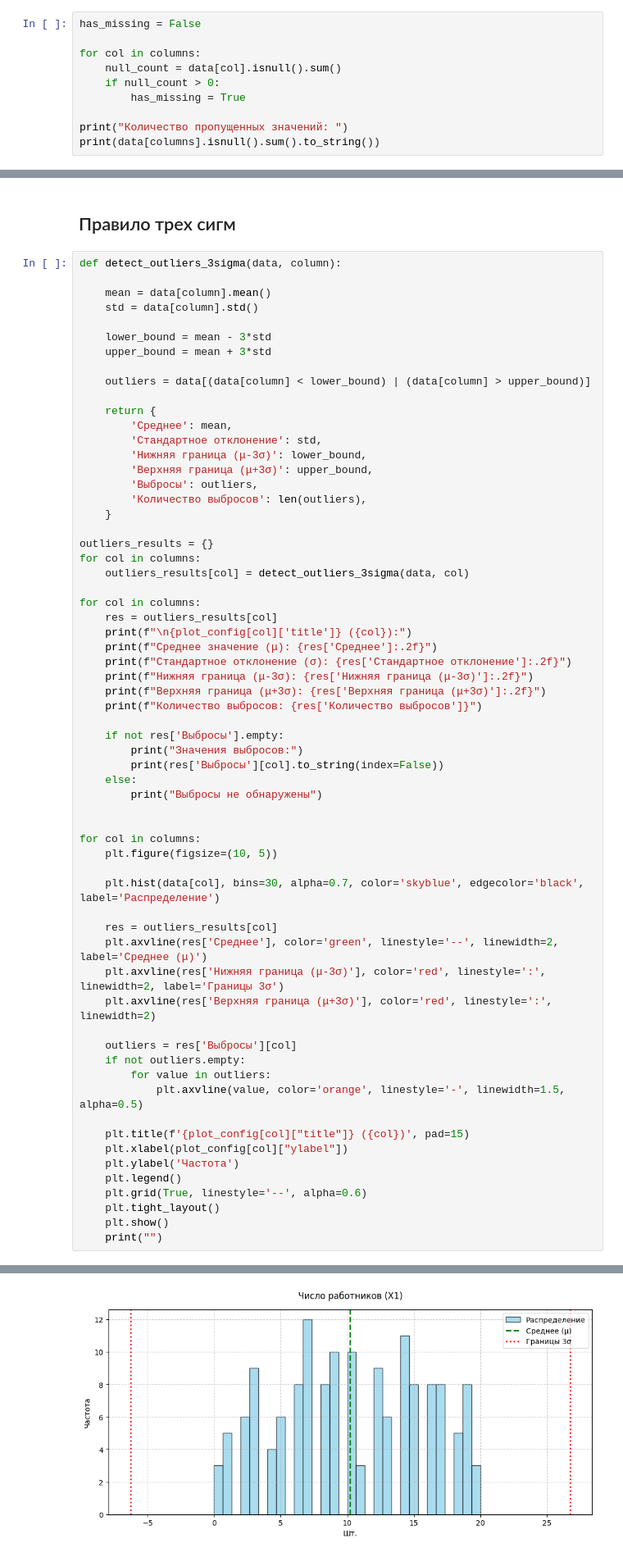
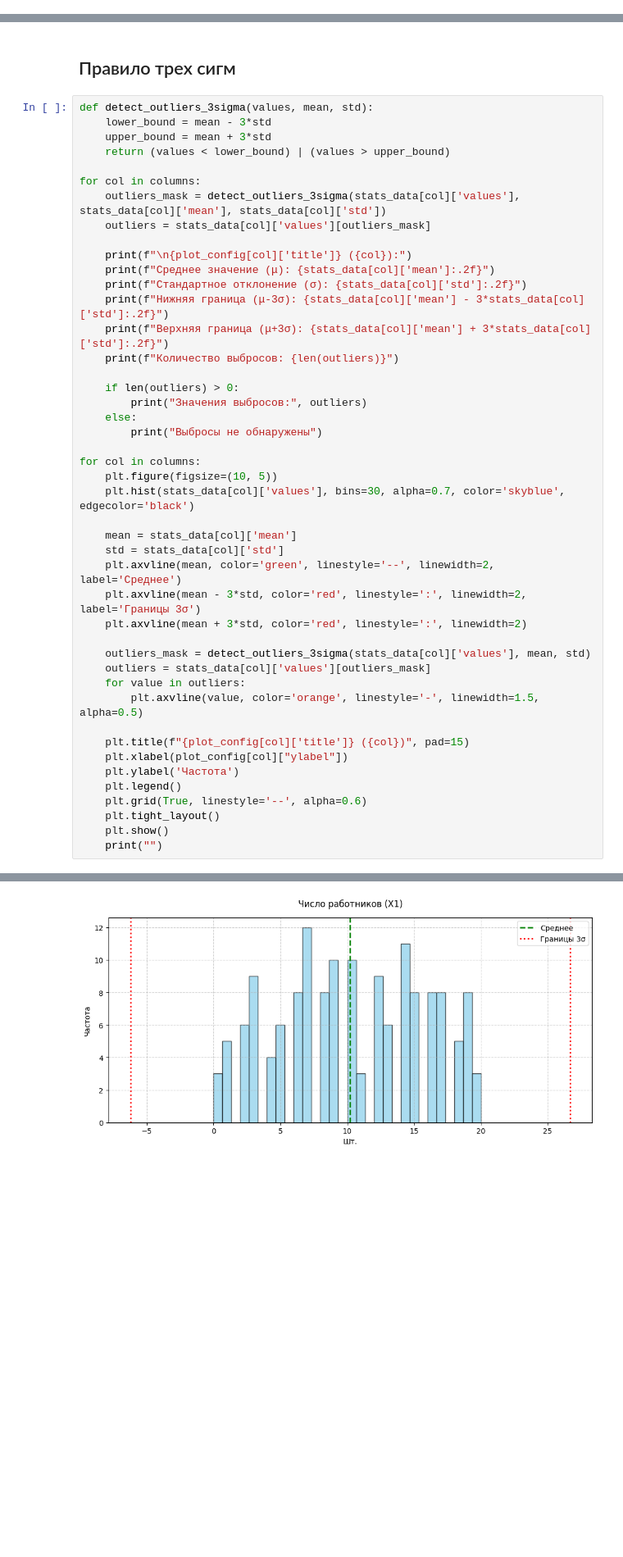
Before and after one commit to AntoninaRemizova/MMAD, a Jupyter notebook: ММАД_КР.ipynb, the cells around one changed output, grey strips where cells are left out. Shown at 82% size. Saved outputs shown, nothing was run; the diff lists cells and outputs as text; blank space fills up the shorter version.

```diff
--- a/ММАД_КР.ipynb
+++ b/ММАД_КР.ipynb
@@ -116,10 +135,0 @@ for col in plot_config.keys():
-# %%
-has_missing = False
-
-for col in columns:
-    null_count = data[col].isnull().sum()
-    if null_count > 0:
-        has_missing = True
-
-print("Количество пропущенных значений: ")
-print(data[columns].isnull().sum().to_string())
@@ -337,61 +313,43 @@ IQR (межквартильный размах): 230.50
 # %% [markdown]
 ## Правило трех сигм
 # %%
-def detect_outliers_3sigma(data, column):
-
-    mean = data[column].mean()
-    std = data[column].std()
-
+def detect_outliers_3sigma(values, mean, std):
     lower_bound = mean - 3*std
     upper_bound = mean + 3*std
-
-    outliers = data[(data[column] < lower_bound) | (data[column] > upper_bound)]
-
-    return {
-        'Среднее': mean,
-        'Стандартное отклонение': std,
-        'Нижняя граница (μ-3σ)': lower_bound,
-        'Верхняя граница (μ+3σ)': upper_bound,
-        'Выбросы': outliers,
-        'Количество выбросов': len(outliers),
-    }
-
-outliers_results = {}
-for col in columns:
-    outliers_results[col] = detect_outliers_3sigma(data, col)
+    return (values < lower_bound) | (values > upper_bound)
 
 for col in columns:
-    res = outliers_results[col]
+    outliers_mask = detect_outliers_3sigma(stats_data[col]['values'], stats_data[col]['mean'], stats_data[col]['std'])
+    outliers = stats_data[col]['values'][outliers_mask]
+
     print(f"\n{plot_config[col]['title']} ({col}):")
-    print(f"Среднее значение (μ): {res['Среднее']:.2f}")
-    print(f"Стандартное отклонение (σ): {res['Стандартное отклонение']:.2f}")
-    print(f"Нижняя граница (μ-3σ): {res['Нижняя граница (μ-3σ)']:.2f}")
-    print(f"Верхняя граница (μ+3σ): {res['Верхняя граница (μ+3σ)']:.2f}")
-    print(f"Количество выбросов: {res['Количество выбросов']}")
+    print(f"Среднее значение (μ): {stats_data[col]['mean']:.2f}")
+    print(f"Стандартное отклонение (σ): {stats_data[col]['std']:.2f}")
+    print(f"Нижняя граница (μ-3σ): {stats_data[col]['mean'] - 3*stats_data[col]['std']:.2f}")
+    print(f"Верхняя граница (μ+3σ): {stats_data[col]['mean'] + 3*stats_data[col]['std']:.2f}")
+    print(f"Количество выбросов: {len(outliers)}")
 
-    if not res['Выбросы'].empty:
-        print("Значения выбросов:")
-        print(res['Выбросы'][col].to_string(index=False))
+    if len(outliers) > 0:
+        print("Значения выбросов:", outliers)
     else:
         print("Выбросы не обнаружены")
 
-
 for col in columns:
     plt.figure(figsize=(10, 5))
+    plt.hist(stats_data[col]['values'], bins=30, alpha=0.7, color='skyblue', edgecolor='black')
 
-    plt.hist(data[col], bins=30, alpha=0.7, color='skyblue', edgecolor='black', label='Распределение')
+    mean = stats_data[col]['mean']
+    std = stats_data[col]['std']
+    plt.axvline(mean, color='green', linestyle='--', linewidth=2, label='Среднее')
+    plt.axvline(mean - 3*std, color='red', linestyle=':', linewidth=2, label='Границы 3σ')
+    plt.axvline(mean + 3*std, color='red', linestyle=':', linewidth=2)
 
-    res = outliers_results[col]
-    plt.axvline(res['Среднее'], color='green', linestyle='--', linewidth=2, label='Среднее (μ)')
-    plt.axvline(res['Нижняя граница (μ-3σ)'], color='red', linestyle=':', linewidth=2, label='Границы 3σ')
-    plt.axvline(res['Верхняя граница (μ+3σ)'], color='red', linestyle=':', linewidth=2)
+    outliers_mask = detect_outliers_3sigma(stats_data[col]['values'], mean, std)
+    outliers = stats_data[col]['values'][outliers_mask]
+    for value in outliers:
+        plt.axvline(value, color='orange', linestyle='-', linewidth=1.5, alpha=0.5)
 
-    outliers = res['Выбросы'][col]
-    if not outliers.empty:
-        for value in outliers:
-            plt.axvline(value, color='orange', linestyle='-', linewidth=1.5, alpha=0.5)
-
-    plt.title(f'{plot_config[col]["title"]} ({col})', pad=15)
+    plt.title(f"{plot_config[col]['title']} ({col})", pad=15)
     plt.xlabel(plot_config[col]["ylabel"])
     plt.ylabel('Частота')
     plt.legend()
@@ -418,3 +376,3 @@ for col in columns:
 Количество выбросов: 0
 Выбросы не обнаружены
-[figure, old version]
+[figure, new version]
```
Also changed, not shown: parts of 18 cells of this notebook.
